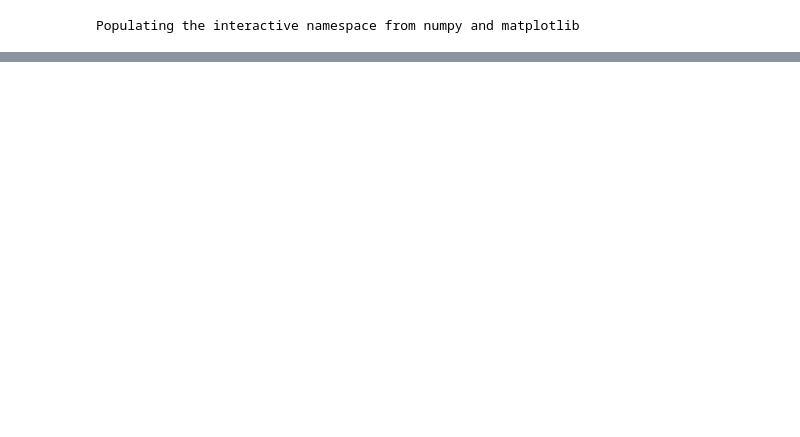
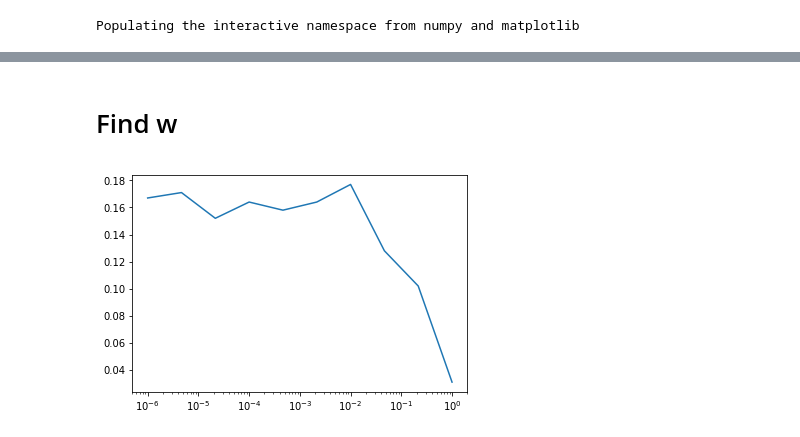
Before and after one commit to palozano/c72w, a Jupyter notebook: code/72h_NIGHTmate.ipynb, the cells around one changed output, grey strips where cells are left out. Drawn from its saved outputs; the diff is of its cells as text; code cells hidden in the pictures; blank space fills up the shorter version.

```diff
--- a/code/72h_NIGHTmate.ipynb
+++ b/code/72h_NIGHTmate.ipynb
@@ -343,0 +143,15 @@ plt.plot([expit(i) for i in range(-10, 10)])
+# %%
+def _runModel(i, n, p, w, b, all_coop):
+    random.seed(int(time.time() + i))
+    c = circle(n=n, p=p, w=w, b=b, all_coop=all_coop)
+    c.flip_agent(0)
+
+    n_iter = 0
+    while True:
+        n_iter += 1
+        if c.global_coop == 0 or c.global_coop == c.n:
+            break
+
+        c.make_action()
+
+    return all([i.coop != all_coop  for i in c.arr]), n_iter
@@ -343,0 +229,12 @@ plt.plot([expit(i) for i in range(-10, 10)])
+# %% [markdown]
+# Find w
+# %%
+ws = np.logspace(-6, 0, 10)
+res_w = list()
+for w in ws:
+    res_w.append(runModel(1000, n = 10, p=0, w=w, b=5, all_coop=False))
+
+plt.plot(ws, res_w)
+plt.xscale("log")
+# %% [output]
+[figure, added]
```
Also changed, not shown: parts of 51 cells of this notebook.
